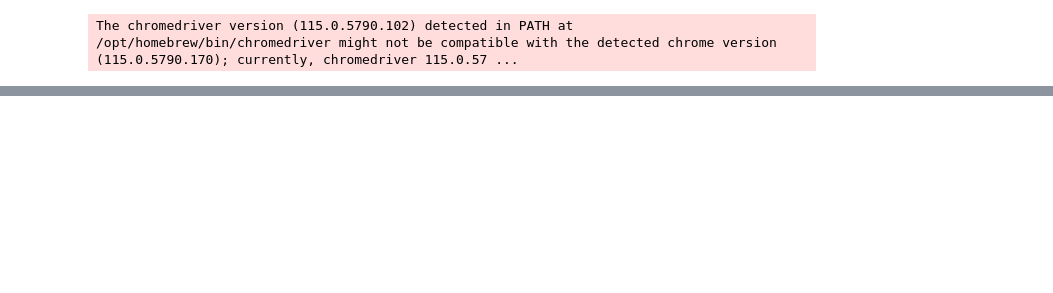
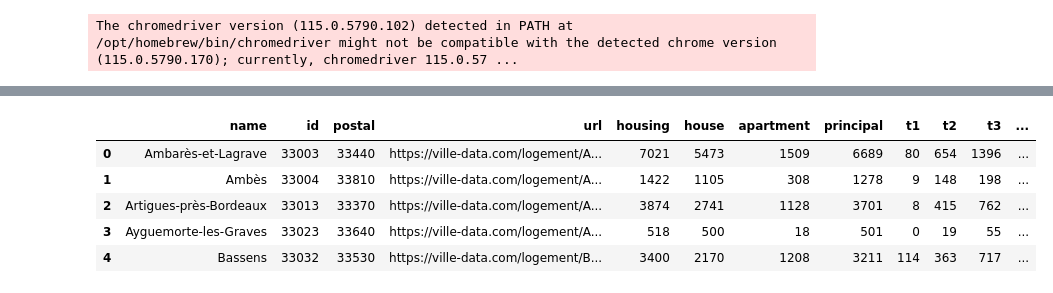
Before and after one commit to Naowak/CapitalEstates, a Jupyter notebook: scrap.ipynb, the cells around one changed output, grey strips where cells are left out. Saved outputs shown, nothing was run; the diff lists cells and outputs as text; code cells hidden in the pictures; blank space fills up the shorter version.

```diff
--- a/scrap.ipynb
+++ b/scrap.ipynb
@@ -147,2 +160,27 @@ communes
+# %%
+# Fill no apartment and house with 0
+communes.apartment.fillna(0, inplace=True)
+communes.house.fillna(0, inplace=True)
+
+# Fill no t1, t2, t3, t4, t5+ with 0
+columns = ['t1', 't2', 't3', 't4', 't5+']
+communes[columns] = communes[columns].fillna(0)
+
+# Fill no housing with sum of apartment and house
+index = communes[communes.housing.isna()].index
+communes.loc[index, 'housing'] = communes.loc[index, 'apartment'] + communes.loc[index, 'house']
+
+# Convert columns to int
+columns = ['id', 'housing', 'house', 'apartment', 'principal', 't1', 't2', 't3', 't4', 't5+']
+communes[columns] = communes[columns].astype(int)
+
+communes.head()
+# %% [output]
+|  | name | id | postal | url | housing | house | apartment | principal | t1 | t2 | t3 | ... |
+| 0 | Ambarès-et-Lagrave | 33003 | 33440 | https://ville-data.com/logement/A... | 7021 | 5473 | 1509 | 6689 | 80 | 654 | 1396 | ... |
+| 1 | Ambès | 33004 | 33810 | https://ville-data.com/logement/A... | 1422 | 1105 | 308 | 1278 | 9 | 148 | 198 | ... |
+| 2 | Artigues-près-Bordeaux | 33013 | 33370 | https://ville-data.com/logement/A... | 3874 | 2741 | 1128 | 3701 | 8 | 415 | 762 | ... |
+| 3 | Ayguemorte-les-Graves | 33023 | 33640 | https://ville-data.com/logement/A... | 518 | 500 | 18 | 501 | 0 | 19 | 55 | ... |
+| 4 | Bassens | 33032 | 33530 | https://ville-data.com/logement/B... | 3400 | 2170 | 1208 | 3211 | 114 | 363 | 717 | ... |
 # %%
 communes.to_json('data/communes-housing.json', orient='records', lines=True)
```
Also changed, not shown: parts of 11 cells of this notebook.
